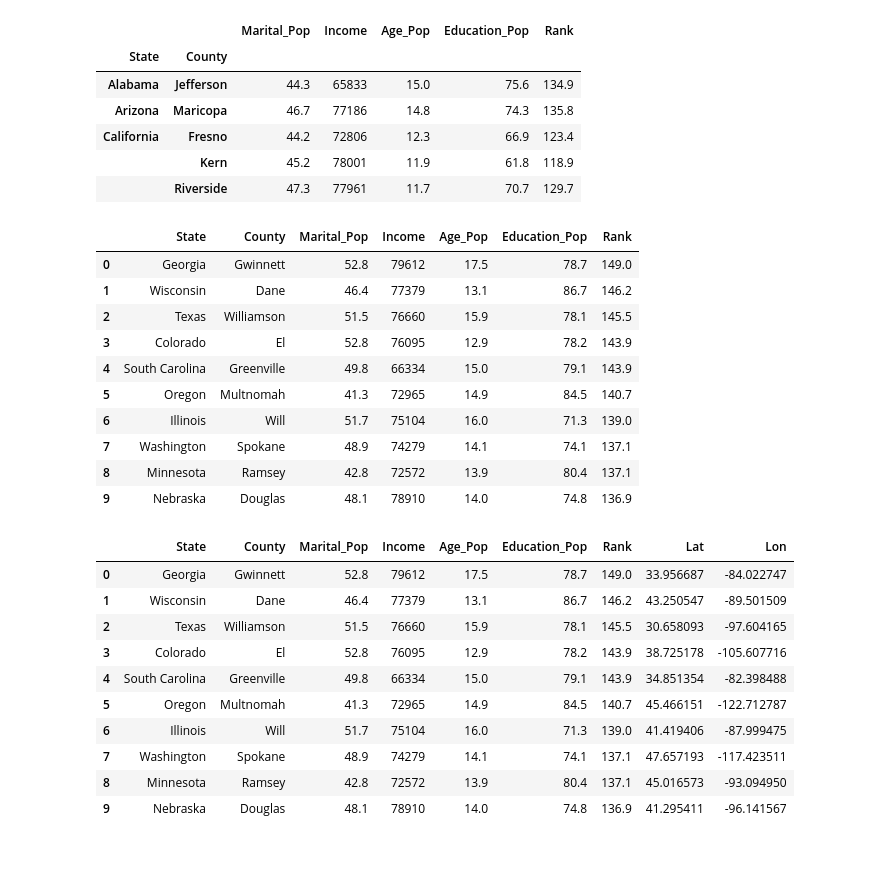
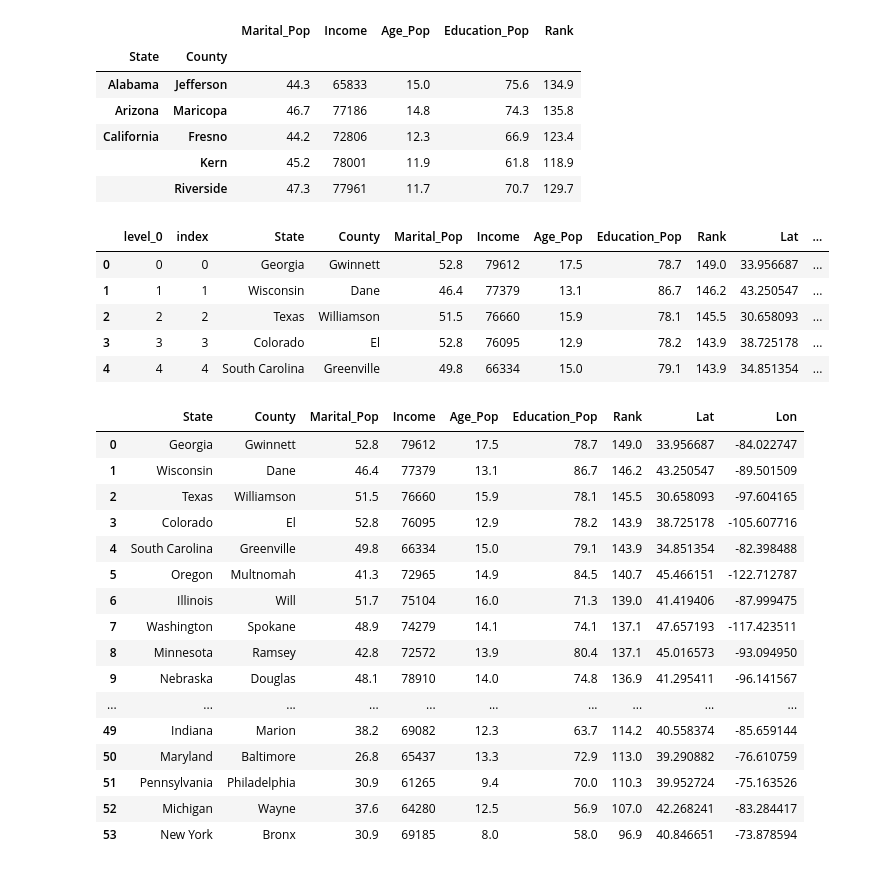
Before and after one commit to chirathlv/Project-Winelist, a Jupyter notebook: dashboard.ipynb, the cells around one changed output. Drawn from its saved outputs; the diff is of its cells as text; code cells hidden in the pictures.

```diff
--- a/dashboard.ipynb
+++ b/dashboard.ipynb
@@ -179,25 +179,19 @@ df.head()
 |  | Kern | 45.2 | 78001 | 11.9 | 61.8 | 118.9 |
 |  | Riverside | 47.3 | 77961 | 11.7 | 70.7 | 129.7 |
 # %%
-# Top 10 States and its countys which has highest Marital Population, Age (40-60) Population and Most Educated
-df = df.sort_values('Rank', ascending=False).iloc[:10].reset_index()
-df
+# Top States and its countys which has highest Marital Population, Age (40-60) Population and Most Educated
+df = df.sort_values('Rank', ascending=False).reset_index()
+df.head()
 # %% [output]
-|  | State | County | Marital_Pop | Income | Age_Pop | Education_Pop | Rank |
-| 0 | Georgia | Gwinnett | 52.8 | 79612 | 17.5 | 78.7 | 149.0 |
-| 1 | Wisconsin | Dane | 46.4 | 77379 | 13.1 | 86.7 | 146.2 |
-| 2 | Texas | Williamson | 51.5 | 76660 | 15.9 | 78.1 | 145.5 |
-| 3 | Colorado | El | 52.8 | 76095 | 12.9 | 78.2 | 143.9 |
-| 4 | South Carolina | Greenville | 49.8 | 66334 | 15.0 | 79.1 | 143.9 |
-| 5 | Oregon | Multnomah | 41.3 | 72965 | 14.9 | 84.5 | 140.7 |
-| 6 | Illinois | Will | 51.7 | 75104 | 16.0 | 71.3 | 139.0 |
-| 7 | Washington | Spokane | 48.9 | 74279 | 14.1 | 74.1 | 137.1 |
-| 8 | Minnesota | Ramsey | 42.8 | 72572 | 13.9 | 80.4 | 137.1 |
-| 9 | Nebraska | Douglas | 48.1 | 78910 | 14.0 | 74.8 | 136.9 |
+|  | level_0 | index | State | County | Marital_Pop | Income | Age_Pop | Education_Pop | Rank | Lat | ... |
+| 0 | 0 | 0 | Georgia | Gwinnett | 52.8 | 79612 | 17.5 | 78.7 | 149.0 | 33.956687 | ... |
+| 1 | 1 | 1 | Wisconsin | Dane | 46.4 | 77379 | 13.1 | 86.7 | 146.2 | 43.250547 | ... |
+| 2 | 2 | 2 | Texas | Williamson | 51.5 | 76660 | 15.9 | 78.1 | 145.5 | 30.658093 | ... |
+| 3 | 3 | 3 | Colorado | El | 52.8 | 76095 | 12.9 | 78.2 | 143.9 | 38.725178 | ... |
+| 4 | 4 | 4 | South Carolina | Greenville | 49.8 | 66334 | 15.0 | 79.1 | 143.9 | 34.851354 | ... |
 # %%
 # Get the Latitude and Longitude coordinates
 df = geo_coordinates(df)
-df
 # %% [output]
 |  | State | County | Marital_Pop | Income | Age_Pop | Education_Pop | Rank | Lat | Lon |
 | 0 | Georgia | Gwinnett | 52.8 | 79612 | 17.5 | 78.7 | 149.0 | 33.956687 | -84.022747 |
@@ -210,6 +204,12 @@ df
 | 7 | Washington | Spokane | 48.9 | 74279 | 14.1 | 74.1 | 137.1 | 47.657193 | -117.423511 |
 | 8 | Minnesota | Ramsey | 42.8 | 72572 | 13.9 | 80.4 | 137.1 | 45.016573 | -93.094950 |
 | 9 | Nebraska | Douglas | 48.1 | 78910 | 14.0 | 74.8 | 136.9 | 41.295411 | -96.141567 |
+| ... | ... | ... | ... | ... | ... | ... | ... | ... | ... |
+| 49 | Indiana | Marion | 38.2 | 69082 | 12.3 | 63.7 | 114.2 | 40.558374 | -85.659144 |
+| 50 | Maryland | Baltimore | 26.8 | 65437 | 13.3 | 72.9 | 113.0 | 39.290882 | -76.610759 |
+| 51 | Pennsylvania | Philadelphia | 30.9 | 61265 | 9.4 | 70.0 | 110.3 | 39.952724 | -75.163526 |
+| 52 | Michigan | Wayne | 37.6 | 64280 | 12.5 | 56.9 | 107.0 | 42.268241 | -83.284417 |
+| 53 | New York | Bronx | 30.9 | 69185 | 8.0 | 58.0 | 96.9 | 40.846651 | -73.878594 |
 # %%
 # Set the mapbox access token
 px.set_mapbox_access_token(map_box_api)
```
Also changed, not shown: parts of 4 cells of this notebook.
